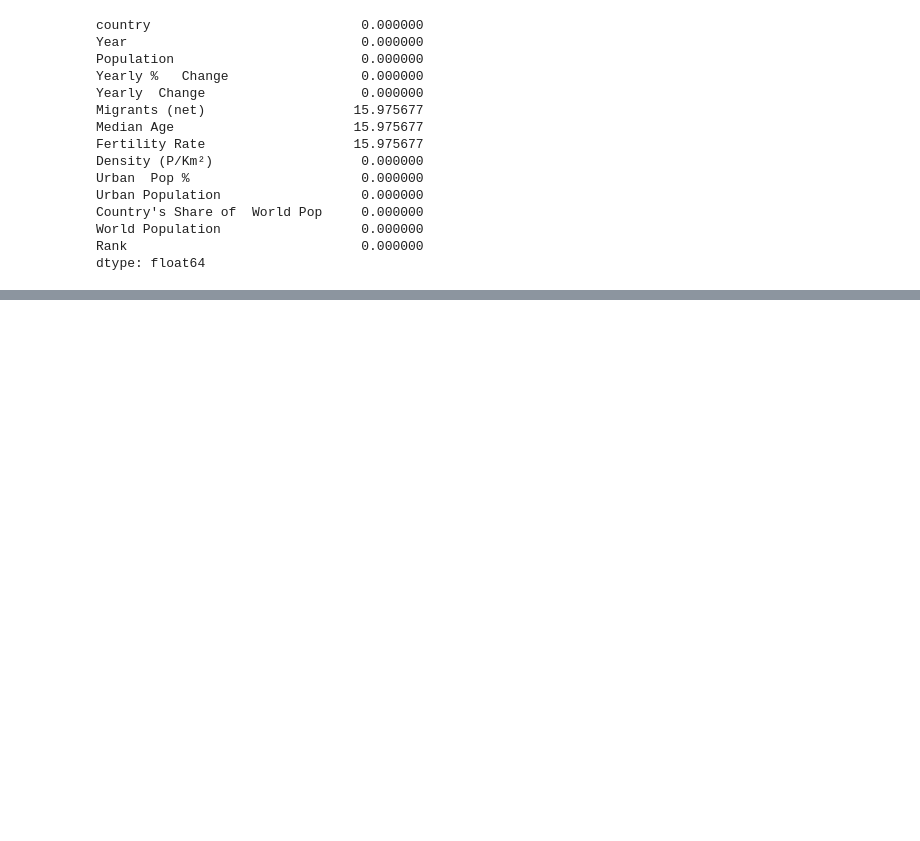
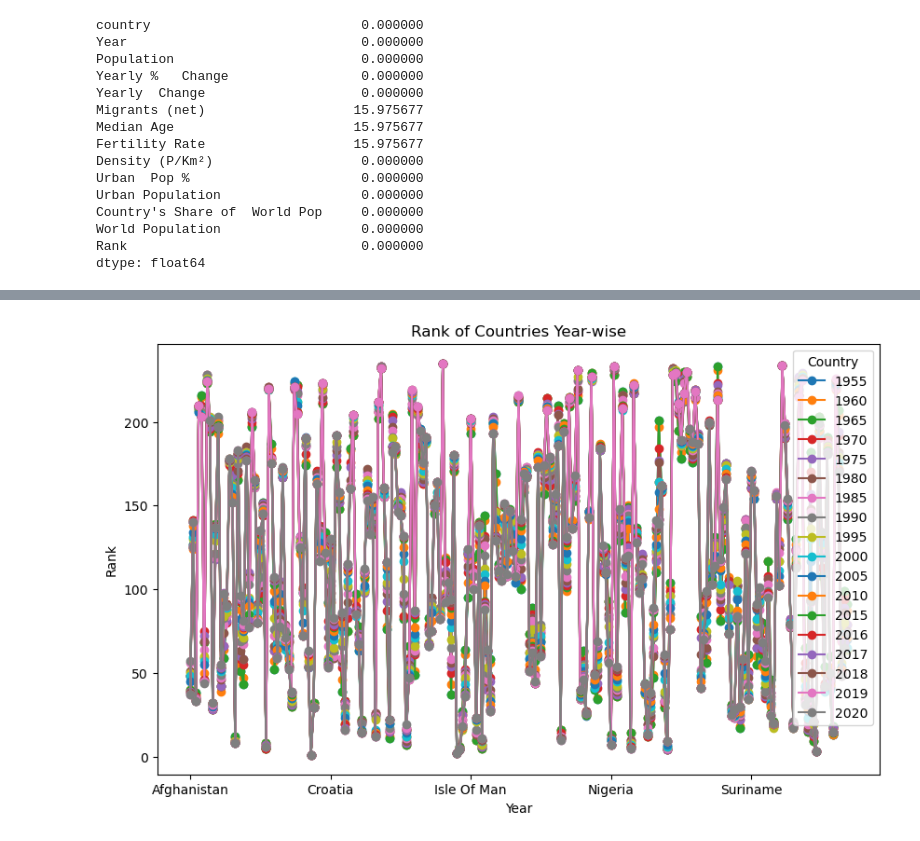
Before and after one commit to ShubhamGupta2505/MachineLearningPractice, a Jupyter notebook: eda-on-world-population-dataset.ipynb, the cells around one changed output, grey strips where cells are left out. Cells and saved outputs as stored; diff of their text form; code cells hidden in the pictures; blank space fills up the shorter version.

```diff
--- a/eda-on-world-population-dataset.ipynb
+++ b/eda-on-world-population-dataset.ipynb
@@ -106,0 +268,18 @@ world['Fertility Rate'] = world['Fertility Rate'].fillna(world['Fertility Rate']
+# %%
+rank_data = world.groupby(['country', 'Year'])['Rank'].min().unstack()
+
+# Create the plot
+rank_data.plot(marker='o', figsize=(10, 6))
+
+# Set the plot title and axis labels
+plt.title('Rank of Countries Year-wise')
+plt.xlabel('Year')
+plt.ylabel('Rank')
+
+# Add a legend
+plt.legend(title='Country')
+
+# Display the plot
+plt.show()
+# %% [output]
+[figure, added]
```
Also changed, not shown: parts of 13 cells of this notebook.
